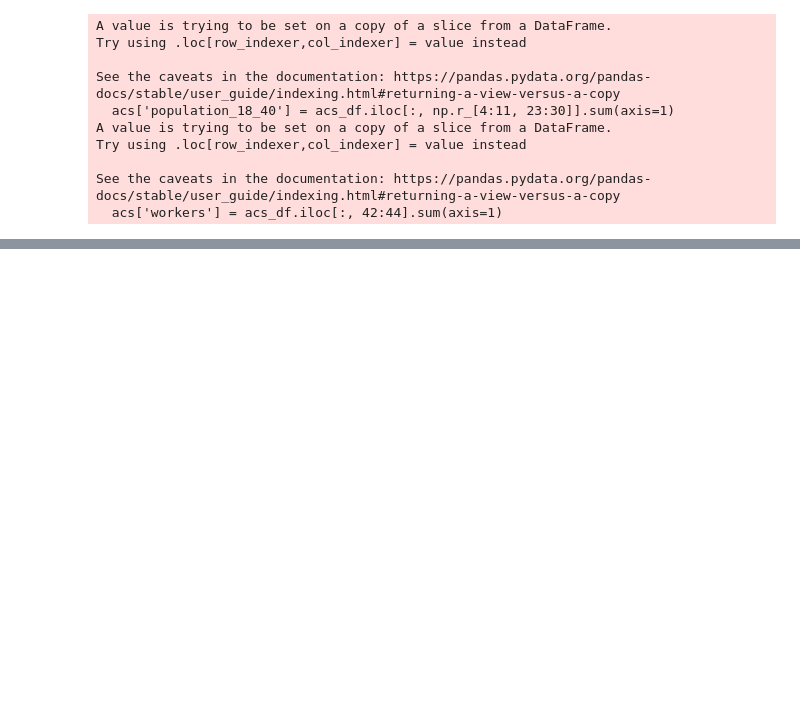
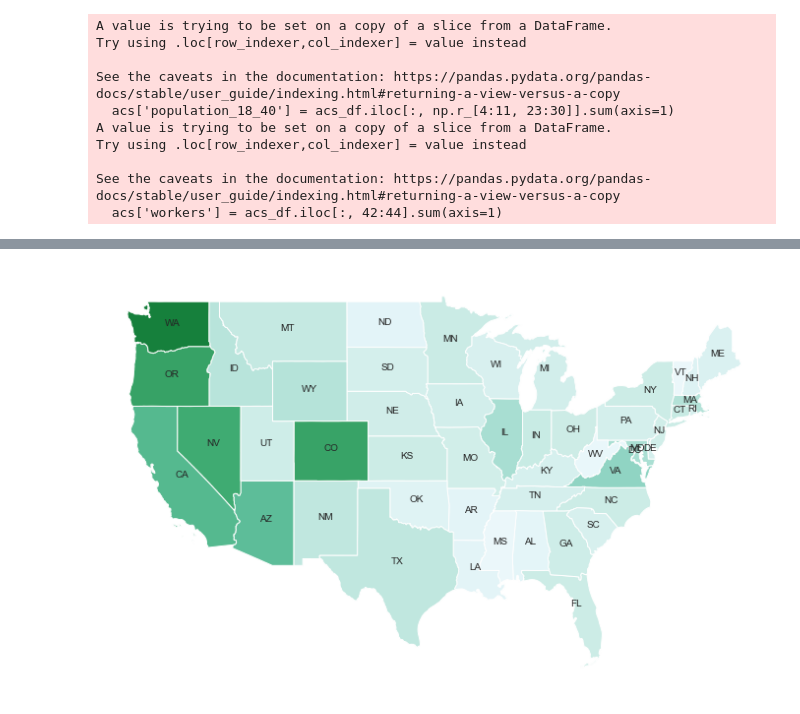
Before and after one commit to Purifect/DS6390_Starbucks_RetailStoresLocations, a Jupyter notebook: Starbucks_Locations.ipynb, the cells around one changed output, grey strips where cells are left out. Drawn from its saved outputs; the diff is of its cells as text; code cells hidden in the pictures; blank space fills up the shorter version.

```diff
--- a/Starbucks_Locations.ipynb
+++ b/Starbucks_Locations.ipynb
@@ -121,0 +250,13 @@ starbucks_df.groupby(['revenue','session','user_id'])['user_id'].count()
+# %%
+df_state = df.groupby('state', as_index=False).agg(total_population=('total_population','sum'),
+                                                median_age=('median_age','median'),
+                                                median_hh_income=('median_hh_income','median'),
+                                                total_households=('total_households','sum'),
+                                                high_school_diploma=('high_school_diploma','sum'),
+                                                bachelors_degree=('bachelors_degree','sum'),
+                                                masters_degree=('masters_degree','sum'),
+                                                population_18_40=('population_18_40','sum'),
+                                                workers=('workers','sum'),
+                                                stores=('stores','sum'))
+df_state['stores_per_cap'] = df_state.stores / df_state.total_population
+df_state
@@ -121,0 +281,6 @@ starbucks_df.groupby(['revenue','session','user_id'])['user_id'].count()
+# %%
+geo_state = geo_usa.merge(df_state[['state','total_population', 'stores_per_cap']], left_on='STUSPS', right_on='state', how='left')
+geo_state = geo_state.drop(['state'], axis=1)
+geo_state = geo_state.sort_values('STUSPS')
+
+geo_state
@@ -121,0 +305,19 @@ starbucks_df.groupby(['revenue','session','user_id'])['user_id'].count()
+# %%
+fig,ax = plt.subplots(figsize=(12, 15))
+#geo_df.plot(ax=ax, color='darkgreen', markersize=12, marker='o')
+geo_state.plot(ax=ax, column='stores_per_cap', cmap=plt.cm.BuGn)
+geo_state.apply(lambda x: ax.annotate(s=x.STUSPS, xy=x.geometry.centroid.coords[0], ha='center', fontsize=10),axis=1)
+
+minx, miny, maxx, maxy = geo_state.total_bounds
+ax.set_xlim(-127, -65)
+ax.set_ylim(23, 51)
+
+#plt.title(label='Starbucks Location in the USA',
+#          fontsize=30,
+#          color="darkgreen")
+
+ax.axis("off")
+ax.margins(0)
+ax.tick_params(left=False, labelleft=False, bottom=False, labelbottom=False)
+# %% [output]
+[figure, added]
```
Also changed, not shown: parts of 41 cells of this notebook, 28 other files.
